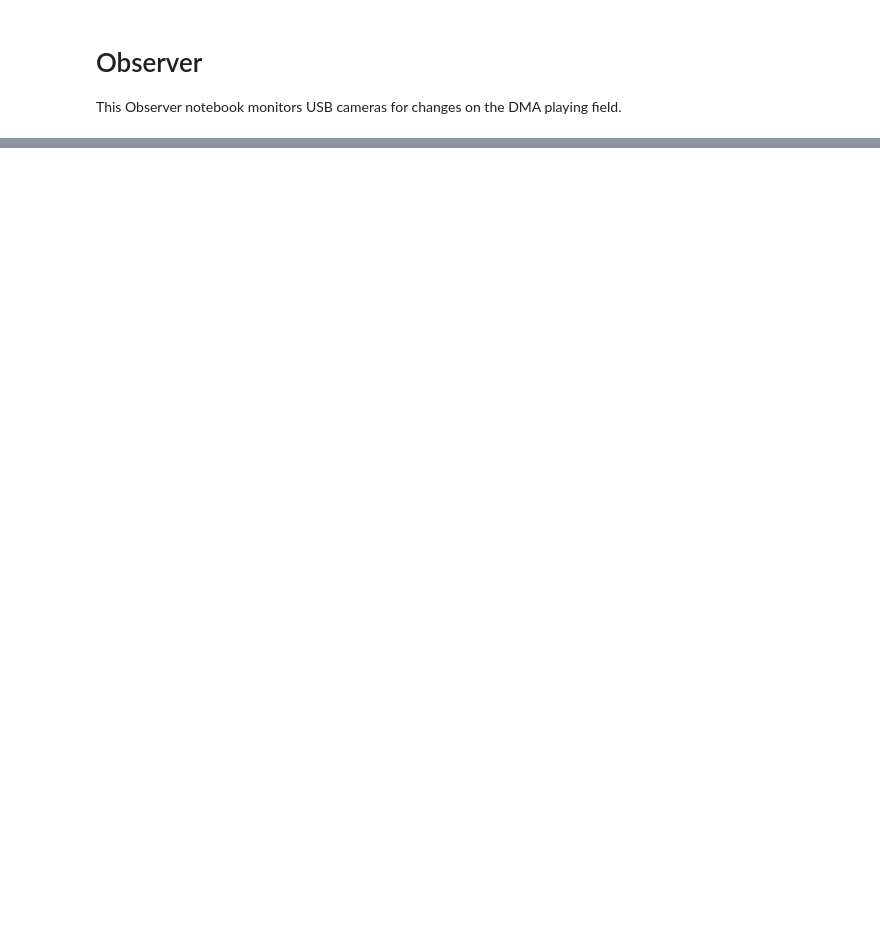
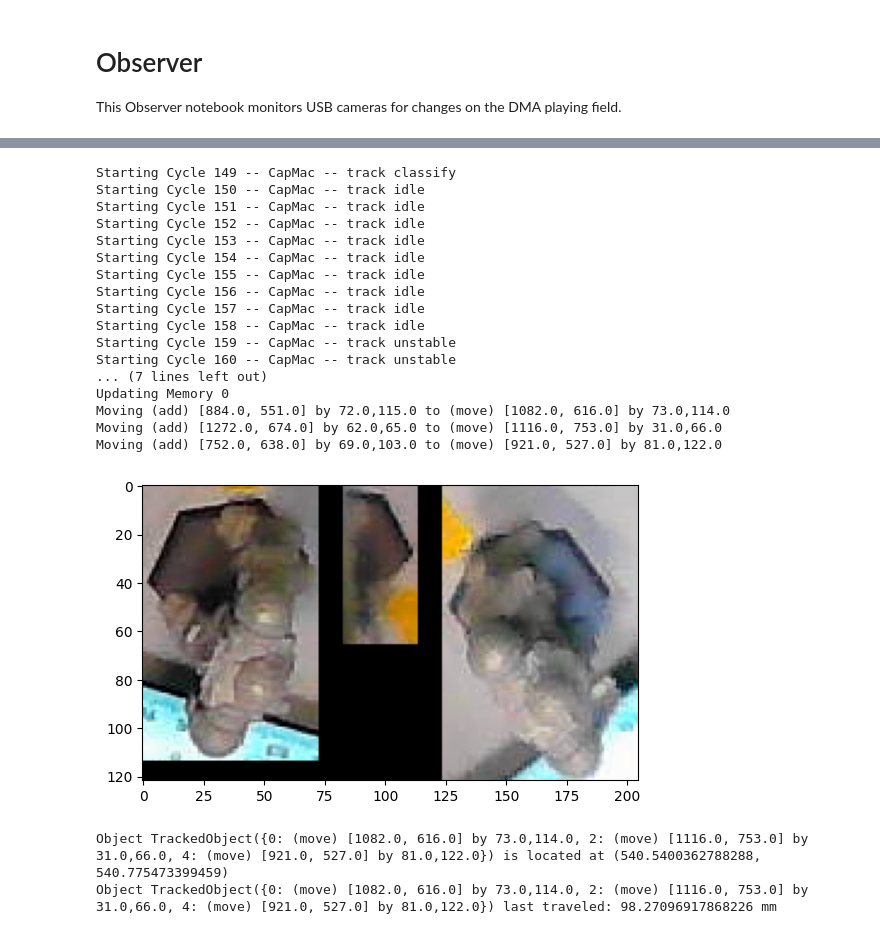
Before and after one commit to MakUrSpace/harmony, a Jupyter notebook: observer/Observer.ipynb, the cells around one changed output, grey strips where cells are left out. Drawn from its saved outputs; the diff is of its cells as text; code cells hidden in the pictures; blank space fills up the shorter version.

Commit message:
Multipoint calibration working; calibrator ui starting

```diff
--- a/observer/Observer.ipynb
+++ b/observer/Observer.ipynb
@@ -775,0 +872,30 @@ KeyboardInterrupt:
+# %%
+if __name__ == "__main__":
+    c = cm.cycleForChange()
+    plt.imshow(c.visual())
+    plt.show()
+
+    print(f"Object {c} is located at {cc.rsc.changeSetToRealCenter(c.changeSet)}")
+    if not c.isNewObject:
+        print(f"Object {c} last traveled: {cc.rsc.trackedObjectLastDistance(c)} mm")
+# %% [output]
+Starting Cycle 149 -- CapMac -- track classify
+Starting Cycle 150 -- CapMac -- track idle
+Starting Cycle 151 -- CapMac -- track idle
+Starting Cycle 152 -- CapMac -- track idle
+Starting Cycle 153 -- CapMac -- track idle
+Starting Cycle 154 -- CapMac -- track idle
+Starting Cycle 155 -- CapMac -- track idle
+Starting Cycle 156 -- CapMac -- track idle
+Starting Cycle 157 -- CapMac -- track idle
+Starting Cycle 158 -- CapMac -- track idle
+Starting Cycle 159 -- CapMac -- track unstable
+Starting Cycle 160 -- CapMac -- track unstable
+... (7 lines left out)
+Updating Memory 0
+Moving (add) [884.0, 551.0] by 72.0,115.0 to (move) [1082.0, 616.0] by 73.0,114.0
+Moving (add) [1272.0, 674.0] by 62.0,65.0 to (move) [1116.0, 753.0] by 31.0,66.0
+Moving (add) [752.0, 638.0] by 69.0,103.0 to (move) [921.0, 527.0] by 81.0,122.0
+[figure, added]
+Object TrackedObject({0: (move) [1082.0, 616.0] by 73.0,114.0, 2: (move) [1116.0, 753.0] by 31.0,66.0, 4: (move) [921.0, 527.0] by 81.0,122.0}) is located at (540.5400362788288, 540.775473399459)
+Object TrackedObject({0: (move) [1082.0, 616.0] by 73.0,114.0, 2: (move) [1116.0, 753.0] by 31.0,66.0, 4: (move) [921.0, 527.0] by 81.0,122.0}) last traveled: 98.27096917868226 mm
```
Also changed, not shown: parts of 13 cells of this notebook, 3 other files.
